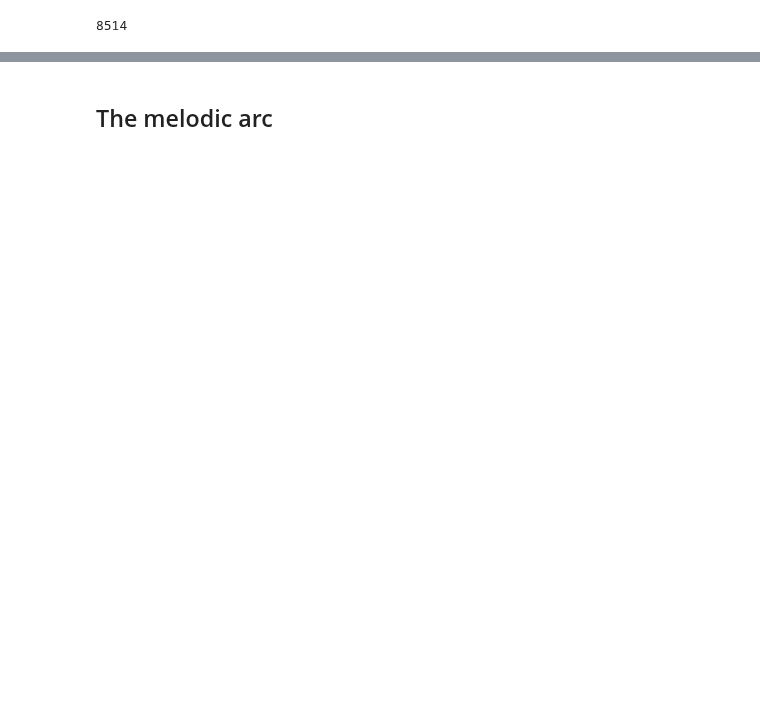
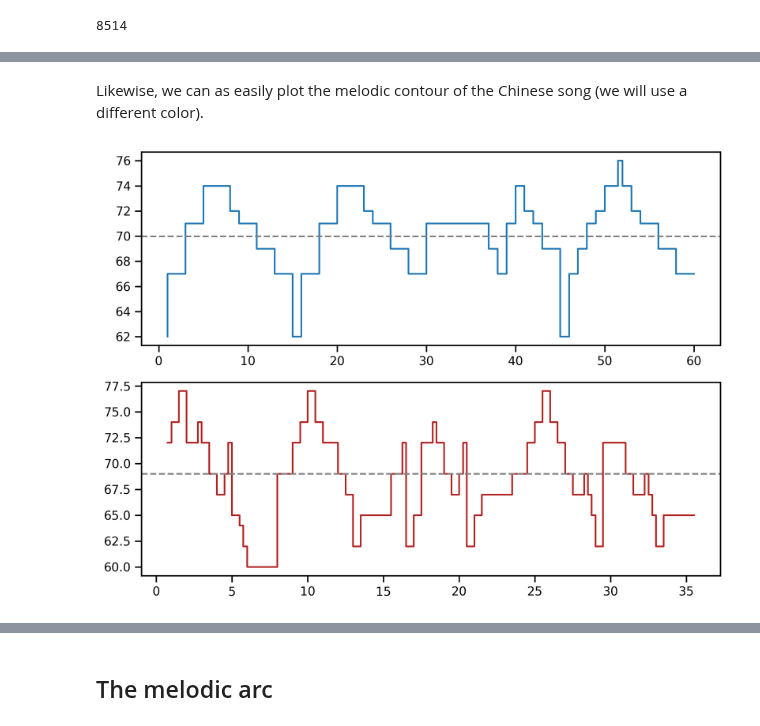
Before and after one commit to fabianmoss/intro-corpusmus, a Jupyter notebook: docs/source/notebooks/02_Melody_I/02_Melody_I.ipynb, the cells around one changed output, grey strips where cells are left out. Drawn from its saved outputs; the diff is of its cells as text; code cells hidden in the pictures; blank space fills up the shorter version.

```diff
--- a/docs/source/notebooks/02_Melody_I/02_Melody_I.ipynb
+++ b/docs/source/notebooks/02_Melody_I/02_Melody_I.ipynb
@@ -417,0 +271,12 @@ big_df["duration"].plot(kind="kde",xlim=(0,1.2));
+# %% [markdown]
+Likewise, we can as easily plot the melodic contour of the Chinese song (we will use a different color).
+# %%
+fig, axes = plt.subplots(2,1, figsize=(8,6))
+
+plot_melodic_profile(notelist(german_song), ax=axes[0], mean=True)
+plot_melodic_profile(notelist(chinese_song), ax=axes[1], c="firebrick", mean=True)
+
+plt.tight_layout()
+plt.savefig("img/melodic_profiles.png")
+# %% [output]
+[figure, added]
```
Also changed, not shown: parts of 86 cells of this notebook, 6 other files.
